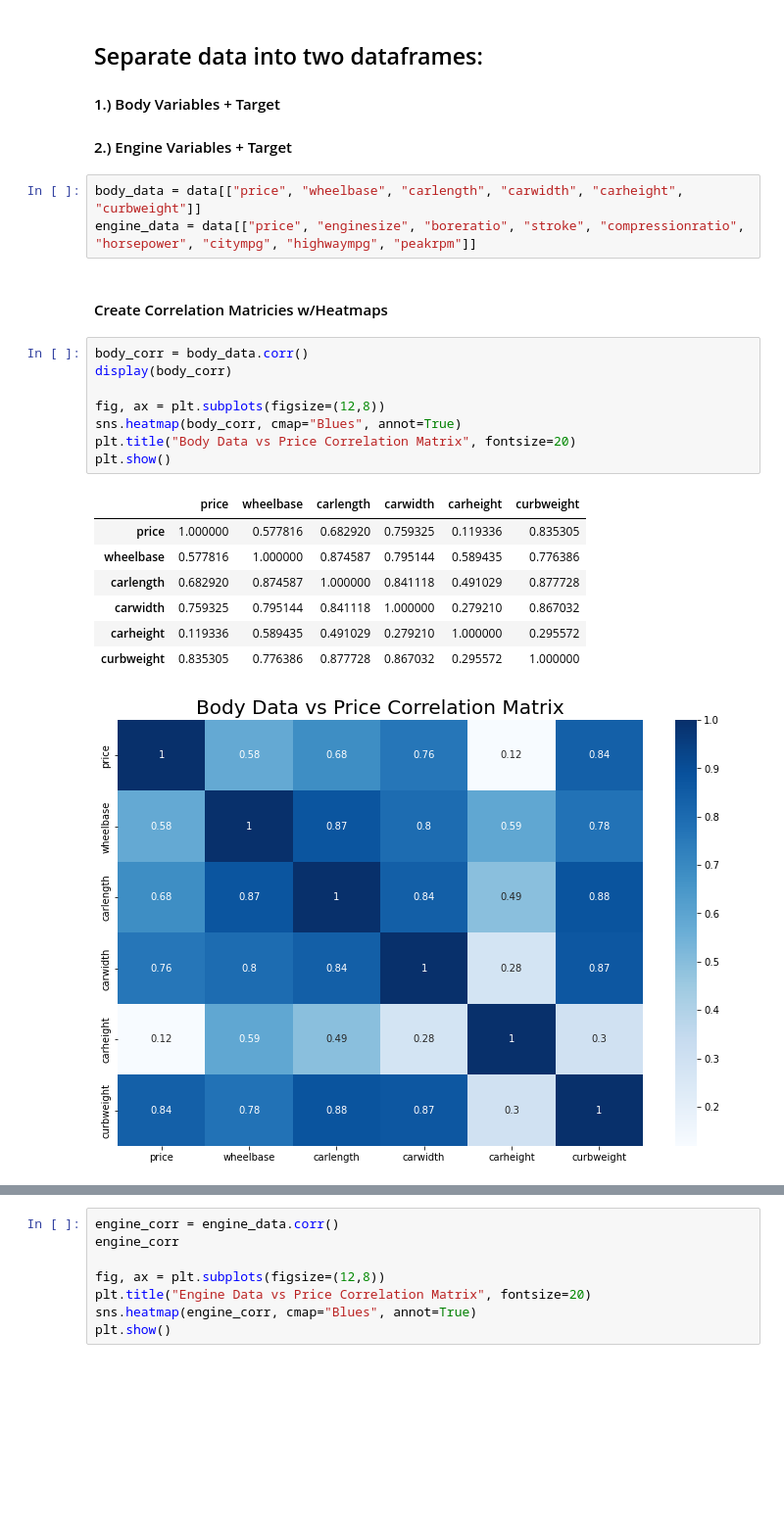
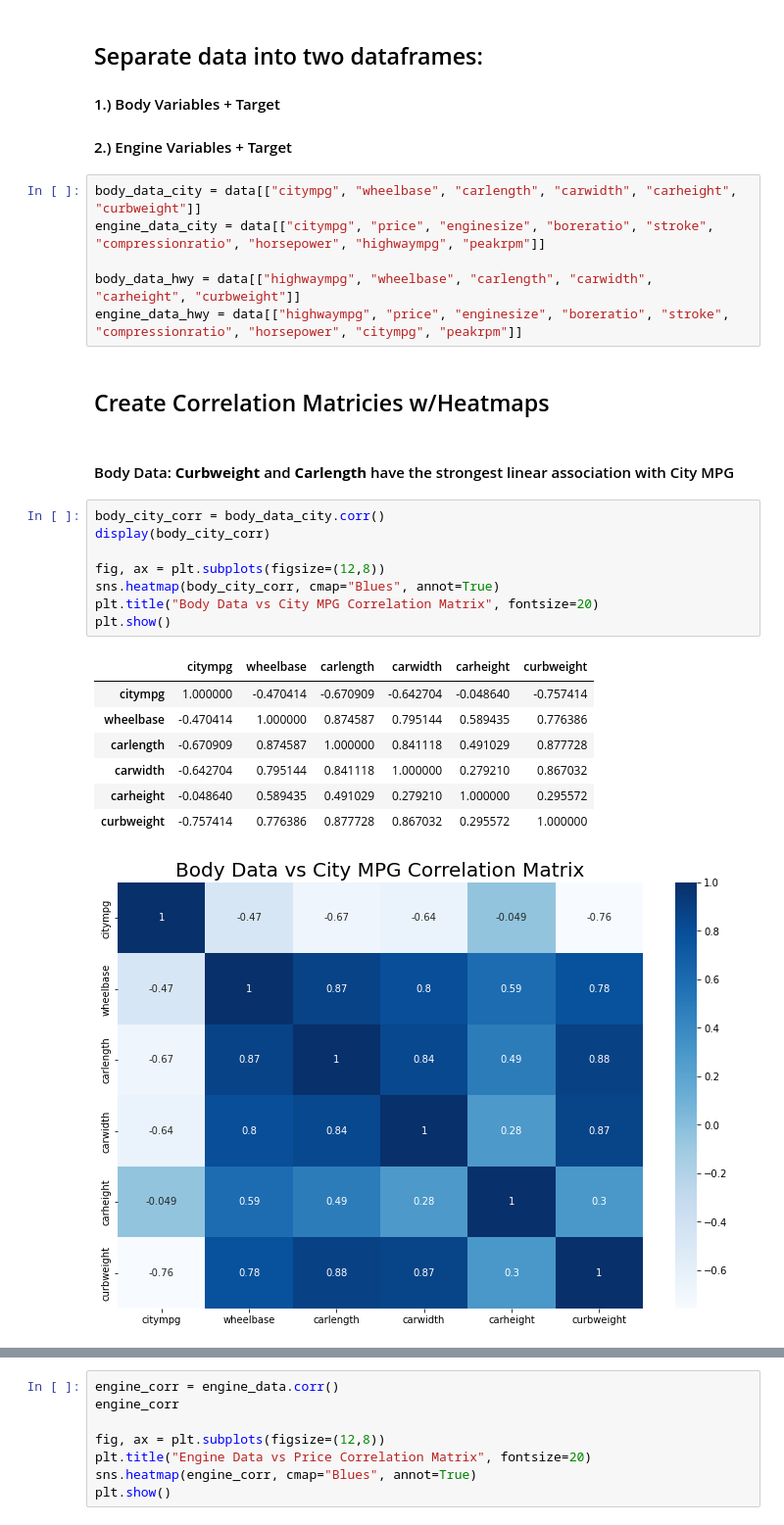
Before and after one commit to ShaneJett-DS/car_price_prediction, a Jupyter notebook: car_prediction.ipynb, the cells around one changed output, grey strips where cells are left out. Shown: that part at 98% size. Saved outputs shown, nothing was run; the diff lists cells and outputs as text; blank space fills up the shorter version.

```diff
--- a/car_prediction.ipynb
+++ b/car_prediction.ipynb
@@ -152,24 +144,29 @@ plt.show()
 ####                                    1.) Body Variables + Target
 ####                                    2.) Engine Variables + Target
 # %%
-body_data = data[["price", "wheelbase", "carlength", "carwidth", "carheight", "curbweight"]]
-engine_data = data[["price", "enginesize", "boreratio", "stroke", "compressionratio", "horsepower", "citympg", "highwaympg", "peakrpm"]]
+body_data_city = data[["citympg", "wheelbase", "carlength", "carwidth", "carheight", "curbweight"]]
+engine_data_city = data[["citympg", "price", "enginesize", "boreratio", "stroke", "compressionratio", "horsepower", "highwaympg", "peakrpm"]]
+
+body_data_hwy = data[["highwaympg", "wheelbase", "carlength", "carwidth", "carheight", "curbweight"]]
+engine_data_hwy = data[["highwaympg", "price", "enginesize", "boreratio", "stroke", "compressionratio", "horsepower", "citympg", "peakrpm"]]
 # %% [markdown]
-#### Create Correlation Matricies w/Heatmaps
+## Create Correlation Matricies w/Heatmaps
+# %% [markdown]
+#### Body Data: **Curbweight** and **Carlength** have the strongest linear association with City MPG
 # %%
-body_corr = body_data.corr()
-display(body_corr)
+body_city_corr = body_data_city.corr()
+display(body_city_corr)
 
 fig, ax = plt.subplots(figsize=(12,8))
-sns.heatmap(body_corr, cmap="Blues", annot=True)
-plt.title("Body Data vs Price Correlation Matrix", fontsize=20)
+sns.heatmap(body_city_corr, cmap="Blues", annot=True)
+plt.title("Body Data vs City MPG Correlation Matrix", fontsize=20)
 plt.show()
 # %% [output]
-|  | price | wheelbase | carlength | carwidth | carheight | curbweight |
-| price | 1.000000 | 0.577816 | 0.682920 | 0.759325 | 0.119336 | 0.835305 |
-| wheelbase | 0.577816 | 1.000000 | 0.874587 | 0.795144 | 0.589435 | 0.776386 |
-| carlength | 0.682920 | 0.874587 | 1.000000 | 0.841118 | 0.491029 | 0.877728 |
-| carwidth | 0.759325 | 0.795144 | 0.841118 | 1.000000 | 0.279210 | 0.867032 |
-| carheight | 0.119336 | 0.589435 | 0.491029 | 0.279210 | 1.000000 | 0.295572 |
-| curbweight | 0.835305 | 0.776386 | 0.877728 | 0.867032 | 0.295572 | 1.000000 |
+|  | citympg | wheelbase | carlength | carwidth | carheight | curbweight |
+| citympg | 1.000000 | -0.470414 | -0.670909 | -0.642704 | -0.048640 | -0.757414 |
+| wheelbase | -0.470414 | 1.000000 | 0.874587 | 0.795144 | 0.589435 | 0.776386 |
+| carlength | -0.670909 | 0.874587 | 1.000000 | 0.841118 | 0.491029 | 0.877728 |
+| carwidth | -0.642704 | 0.795144 | 0.841118 | 1.000000 | 0.279210 | 0.867032 |
+| carheight | -0.048640 | 0.589435 | 0.491029 | 0.279210 | 1.000000 | 0.295572 |
+| curbweight | -0.757414 | 0.776386 | 0.877728 | 0.867032 | 0.295572 | 1.000000 |
-[figure, old version]
+[figure, new version]
```
Also changed, not shown: parts of 9 cells of this notebook.
